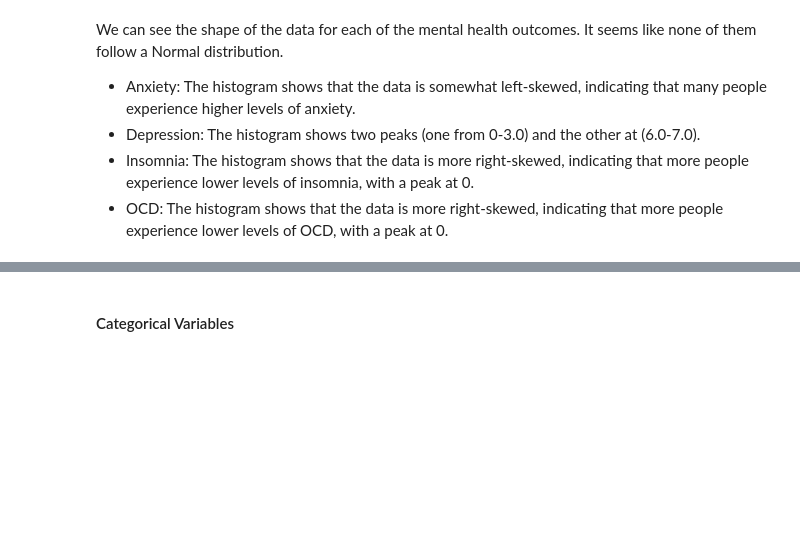
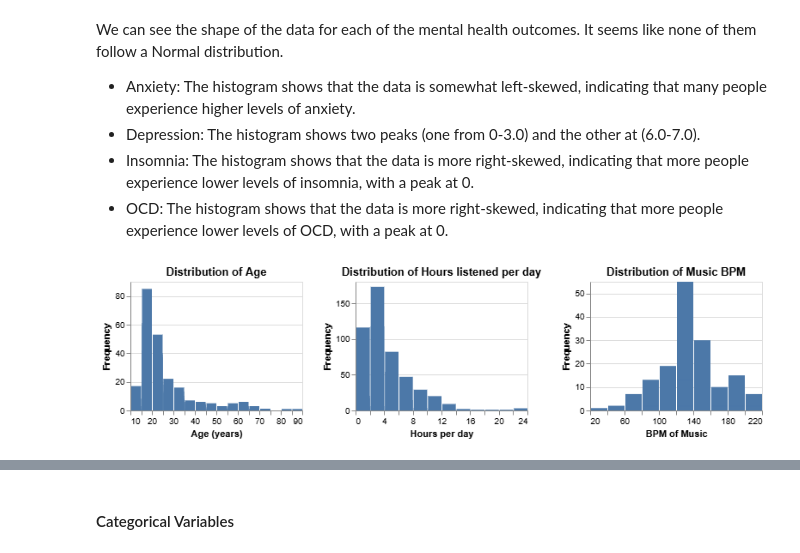
Before and after one commit to ubc-dsci320-2024w2/project-team_fabfour, a Jupyter notebook: analysis/EDA Summary.ipynb, the cells around one changed output, grey strips where cells are left out. Cells and saved outputs as stored; diff of their text form; code cells hidden in the pictures; blank space fills up the shorter version.

```diff
--- a/analysis/EDA Summary.ipynb
+++ b/analysis/EDA Summary.ipynb
@@ -74,3 +153,35 @@ We can see the shape of the data for each of the mental health outcomes. It seem
 - Depression: The histogram shows two peaks (one from 0-3.0) and the other at (6.0-7.0).
 - Insomnia: The histogram shows that the data is more right-skewed, indicating that more people experience lower levels of insomnia, with a peak at 0.
 - OCD: The histogram shows that the data is more right-skewed, indicating that more people experience lower levels of OCD, with a peak at 0.
+# %%
+hist_age = alt.Chart(mxmh).mark_bar().encode(
+    alt.X("Age:Q", bin=alt.Bin(maxbins=20), title="Age (years)"),
+    alt.Y('count()', title="Frequency"),
+    tooltip = ["Age", "count()"]
+).properties(
+    width=200,
+    height=150,
+    title="Distribution of Age"
+)
+hist_hours = alt.Chart(mxmh).mark_bar().encode(
+    alt.X("Hours per day:Q", bin=alt.Bin(maxbins=15), title="Hours per day"),
+    alt.Y('count()', title="Frequency"),
+    tooltip = ["Hours per day", "count()"]
+).properties(
+    width=200,
+    height=150,
+    title="Distribution of Hours listened per day"
+)
+hist_bpm = alt.Chart(mxmh).mark_bar().encode(
+    alt.X("BPM:Q", bin=alt.Bin(maxbins=15), title="BPM of Music"),
+    alt.Y('count()', title="Frequency"),
+    tooltip = ["BPM", "count()"]
+).properties(
+    width=200,
+    height=150,
+    title="Distribution of Music BPM"
+)
+
+hist_age | hist_hours | hist_bpm
+# %% [output]
+[figure, added]
```
Also changed, not shown: parts of 25 cells of this notebook, 8 other files.
